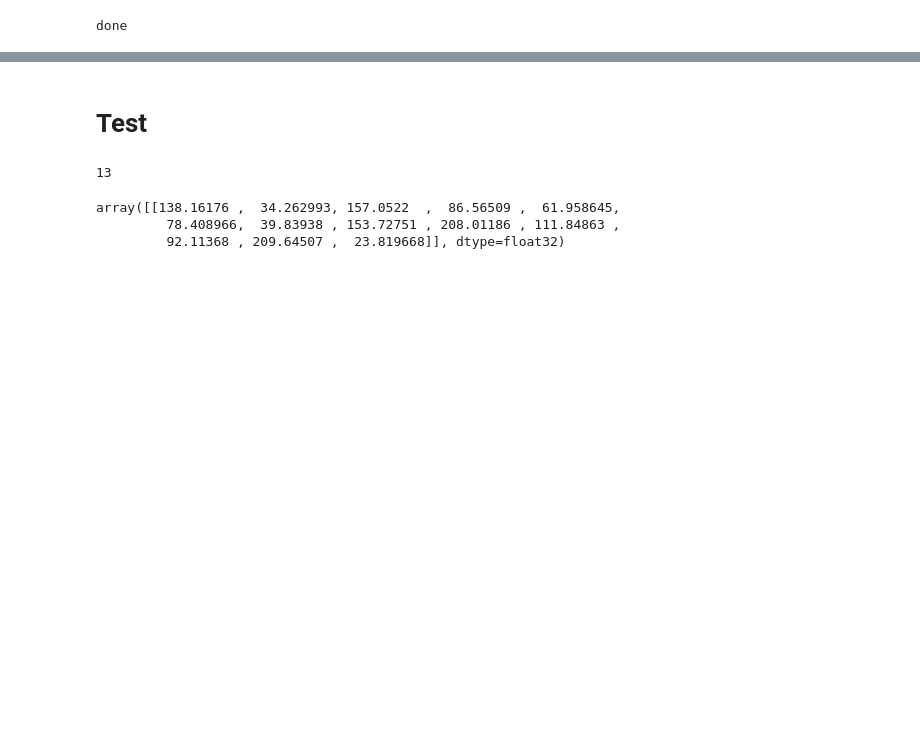
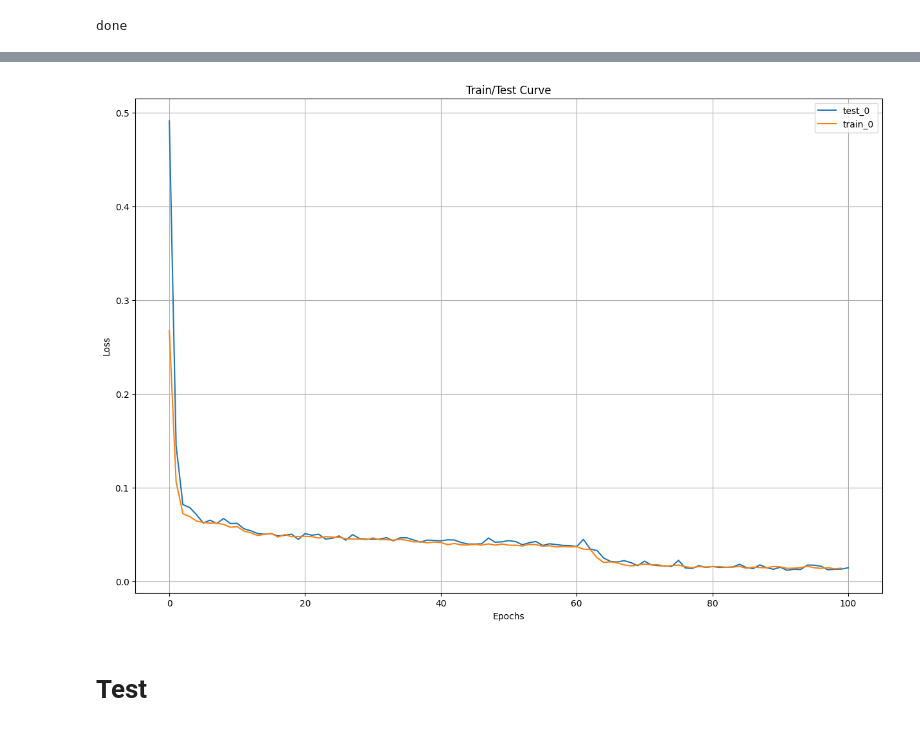
Before and after one commit to TollheitsTobi/test, a Jupyter notebook: game_model.ipynb, the cells around one changed output, grey strips where cells are left out. Drawn from its saved outputs; the diff is of its cells as text; code cells hidden in the pictures; blank space fills up the shorter version.

```diff
--- a/game_model.ipynb
+++ b/game_model.ipynb
@@ -46,13 +112,15 @@ class Net(nn.Module):
     def __init__(self):
         super().__init__()
         self.linear_relu_stack = nn.Sequential(
-            nn.Linear(14, 32),
+            nn.Linear(14, 128),
             nn.ReLU(),
-            nn.Linear(32, 32),
+            nn.Linear(128, 128),
             nn.ReLU(),
-            nn.Linear(32, 32),
+            nn.Linear(128, 128),
             nn.ReLU(),
-            nn.Linear(32, 13),
+            nn.Linear(128, 128),
+            nn.ReLU(),
+            nn.Linear(128, 13),
             nn.ReLU()
         )
 
@@ -198,0 +243,18 @@ plt.plot(x)
+# %%
+%%time
+
+n_data = 4096
+
+df = get_env_data(n_data)
+df, dfY = get_dfs(df)
+
+train_all = []
+test_all = []
+
+loss = 0
+
+for _ in range(10):
+    train_loss, test_loss = cv_model(df, dfY, learning_rate=0.0014009603189390793, batch_size=41)
+
+    train_all.append(train_loss)
+    test_all.append(test_loss)
@@ -199,10 +280,19 @@ plt.plot(x)
+# %%
+plt.figure(figsize=(15,10))
+for count, i in enumerate(test_all):
+    plt.plot(i, label=f"test_{count}")
+for i in train_all:
+    plt.plot(i, label=f"train_{count}")
+plt.grid()
+plt.legend()
+plt.title("Train/Test Curve")
+plt.xlabel("Epochs")
+plt.ylabel("Loss")
+plt.show()
+# %% [output]
+[figure, added]
 # %% [markdown]
 # Test
-# %%
-x = [6, 0, 0, 0, 0, 0, 0, 0, 0, 0, 0, 0, 0]
-len(x)
-# %% [output]
-13
 # %%
 from gym import spaces
 
@@ -238,9 +350,3 @@ class CustomEnv(gym.Env):
         self.score = 0
         return self.state
-# %%
-spaces.Box(low=0, high=210, shape=(1, 13)).sample()
-# %% [output]
-array([[138.16176 ,  34.262993, 157.0522  ,  86.56509 ,  61.958645,
-         78.408966,  39.83938 , 153.72751 , 208.01186 , 111.84863 ,
-         92.11368 , 209.64507 ,  23.819668]], dtype=float32)
 # %%
```
Also changed, not shown: parts of 19 cells of this notebook, 5 other files.
